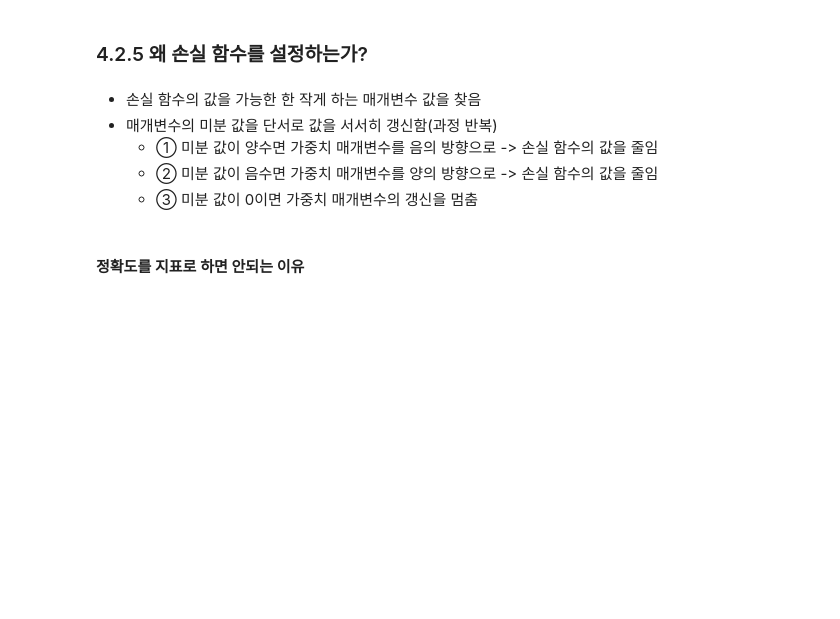
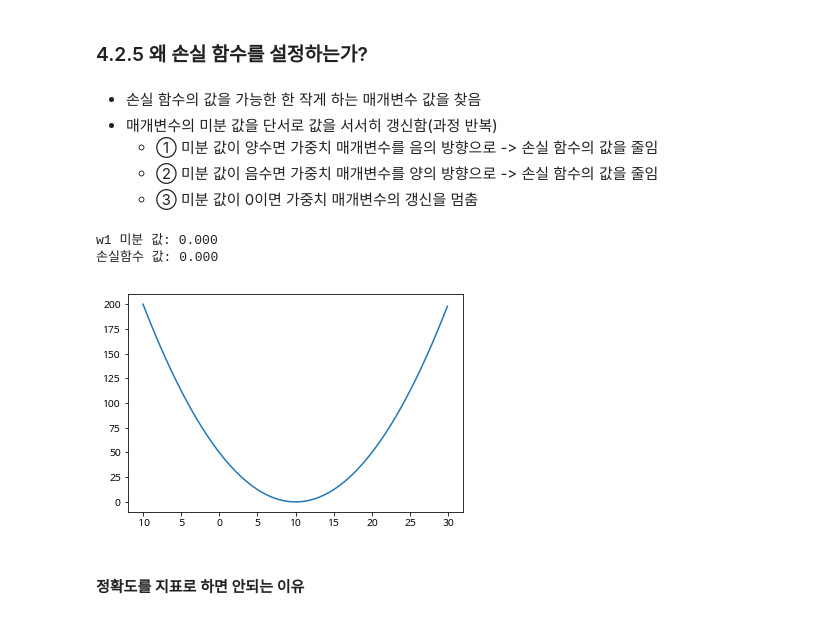
Before and after one commit to skz2356/Pycode, a Jupyter notebook: Scratch_DL/SDL_4.ipynb, the cells around one changed output. Drawn from its saved outputs; the diff is of its cells as text; code cells hidden in the pictures; blank space fills up the shorter version.

```diff
--- a/Scratch_DL/SDL_4.ipynb
+++ b/Scratch_DL/SDL_4.ipynb
@@ -184,6 +184,29 @@ def cross_entropy_error(y, t):
     - ① 미분 값이 양수면 가중치 매개변수를 음의 방향으로 -> 손실 함수의 값을 줄임
     - ② 미분 값이 음수면 가중치 매개변수를 양의 방향으로 -> 손실 함수의 값을 줄임
     - ③ 미분 값이 0이면 가중치 매개변수의 갱신을 멈춤
+# %%
+import numpy as np
+import matplotlib.pyplot as plt
+
+# y와 x는 임의 지정
+y = 10
+x = 1
+w = np.arange(-10.0, 30.0, 0.1) # 가중치 매개변수 w
+yhat = w * (x ** 2) # 예측값
+son = 1/2 * (y - yhat) ** 2 # 손실함수
+
+plt.plot(w, son)
+
+w1 = 10 # w1이 0일 때 기울기 0
+yhat2 = w1 * (x ** 2)
+son2 = 1/2 * (y - yhat2) ** 2
+
+print("w1 미분 값: {:.3f}".format(w1-10)) # 도함수에 w1값 대입
+print("손실함수 값: {:.3f}".format(son2))
+# %% [output]
+w1 미분 값: 0.000
+손실함수 값: 0.000
+[figure, added]
 # %% [markdown]
 #### 정확도를 지표로 하면 안되는 이유
 # %% [markdown]
```
Also changed, not shown: parts of 64 cells of this notebook.
